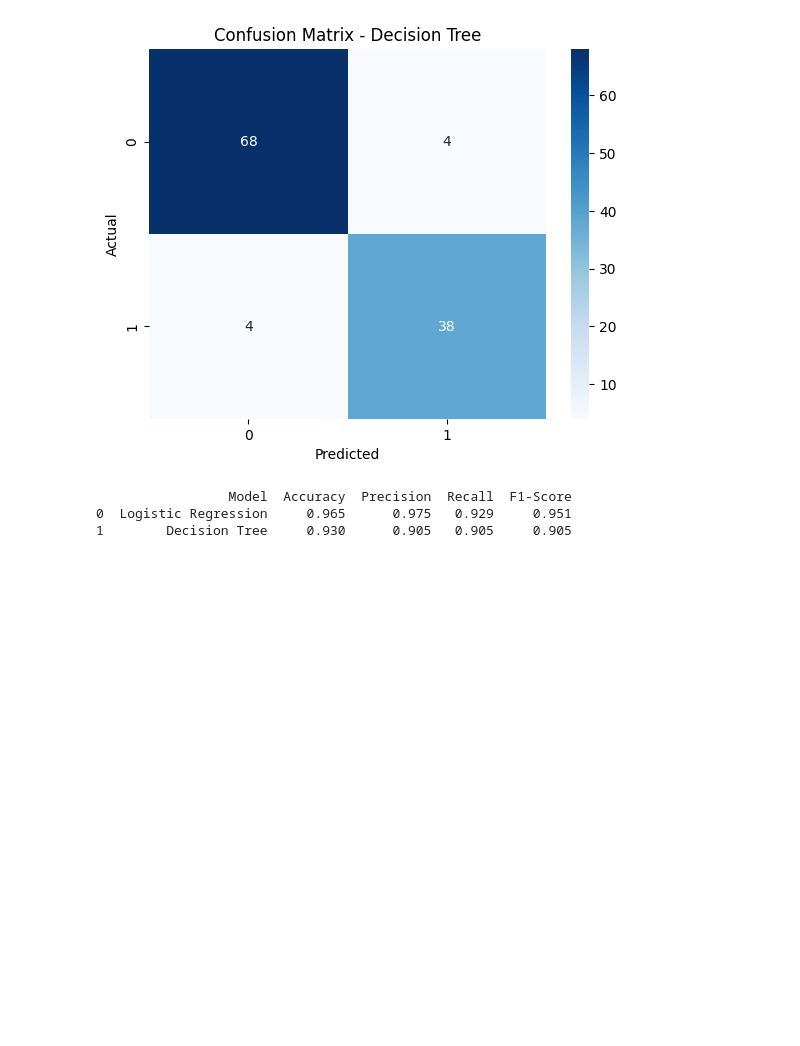
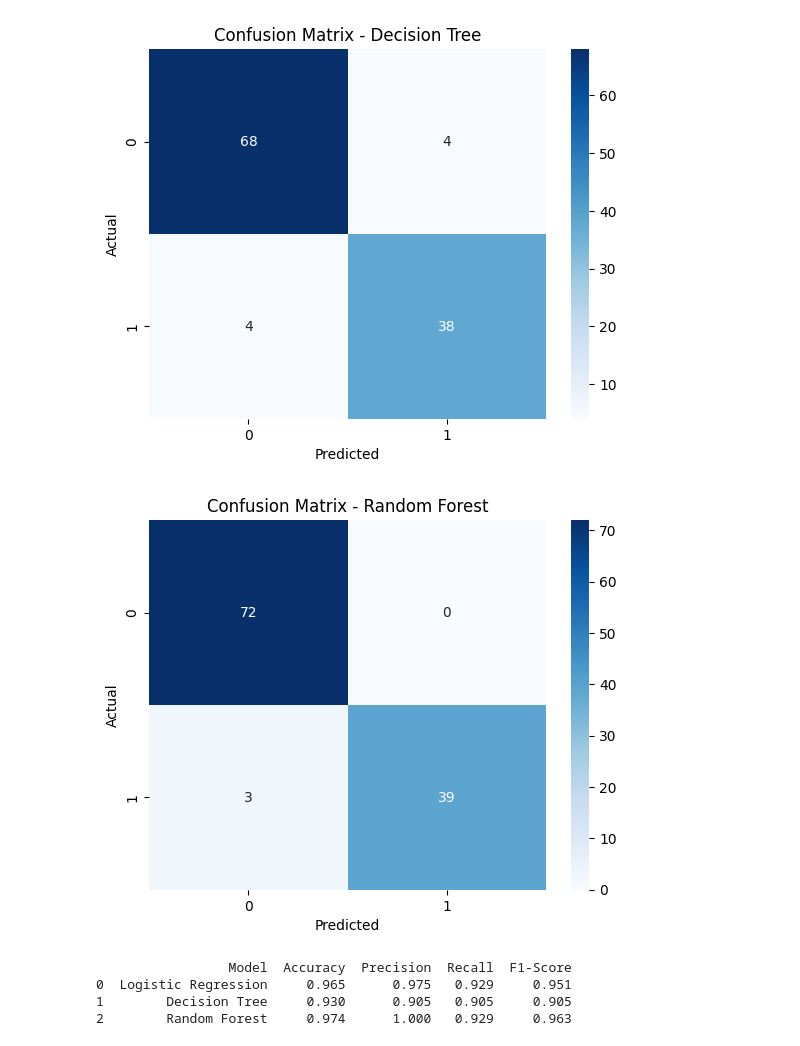
Before and after one commit to Dani7867/breast-cancer-ml, a Jupyter notebook: ML_BreastCancerDetection_C2_36.ipynb, the cells around one changed output. Cells and saved outputs as stored; diff of their text form; code cells hidden in the pictures; blank space fills up the shorter version.

Commit message:
- done with Random Forest

```diff
--- a/ML_BreastCancerDetection_C2_36.ipynb
+++ b/ML_BreastCancerDetection_C2_36.ipynb
@@ -142,16 +142,40 @@ plt.ylabel('Actual')
 plt.show()
 # %% [output]
 [figure]
+# %%
+from sklearn.ensemble import RandomForestClassifier
+
+rf = RandomForestClassifier(random_state=42)
+rf.fit(X_train_scaled, y_train)
+y_pred_rf = rf.predict(X_test_scaled)
+
+# Metrics
+accuracy_rf = accuracy_score(y_test, y_pred_rf)
+precision_rf = precision_score(y_test, y_pred_rf)
+recall_rf = recall_score(y_test, y_pred_rf)
+f1_rf = f1_score(y_test, y_pred_rf)
+roc_auc_rf = roc_auc_score(y_test, rf.predict_proba(X_test_scaled)[:, 1])
+
+# Confusion Matrix
+cm_rf = confusion_matrix(y_test, y_pred_rf)
+sns.heatmap(cm_rf, annot=True, fmt='d', cmap='Blues')
+plt.title('Confusion Matrix - Random Forest')
+plt.xlabel('Predicted')
+plt.ylabel('Actual')
+plt.show()
+# %% [output]
+[figure, added]
 # %%
 results = pd.DataFrame({
-    'Model': ['Logistic Regression','Decision Tree'],
-    'Accuracy': [accuracy_log_reg,accuracy_dt],
-    'Precision': [precision_log_reg,precision_dt],
-    'Recall': [recall_log_reg,recall_dt],
-    'F1-Score': [f1_log_reg,f1_dt]
+    'Model': ['Logistic Regression','Decision Tree','Random Forest'],
+    'Accuracy': [accuracy_log_reg,accuracy_dt,accuracy_rf],
+    'Precision': [precision_log_reg,precision_dt,precision_rf],
+    'Recall': [recall_log_reg,recall_dt,recall_rf],
+    'F1-Score': [f1_log_reg,f1_dt,f1_rf]
 })
 print(results.round(3))
 # %% [output]
                  Model  Accuracy  Precision  Recall  F1-Score
 0  Logistic Regression     0.965      0.975   0.929     0.951
 1        Decision Tree     0.930      0.905   0.905     0.905
+2        Random Forest     0.974      1.000   0.929     0.963
```
